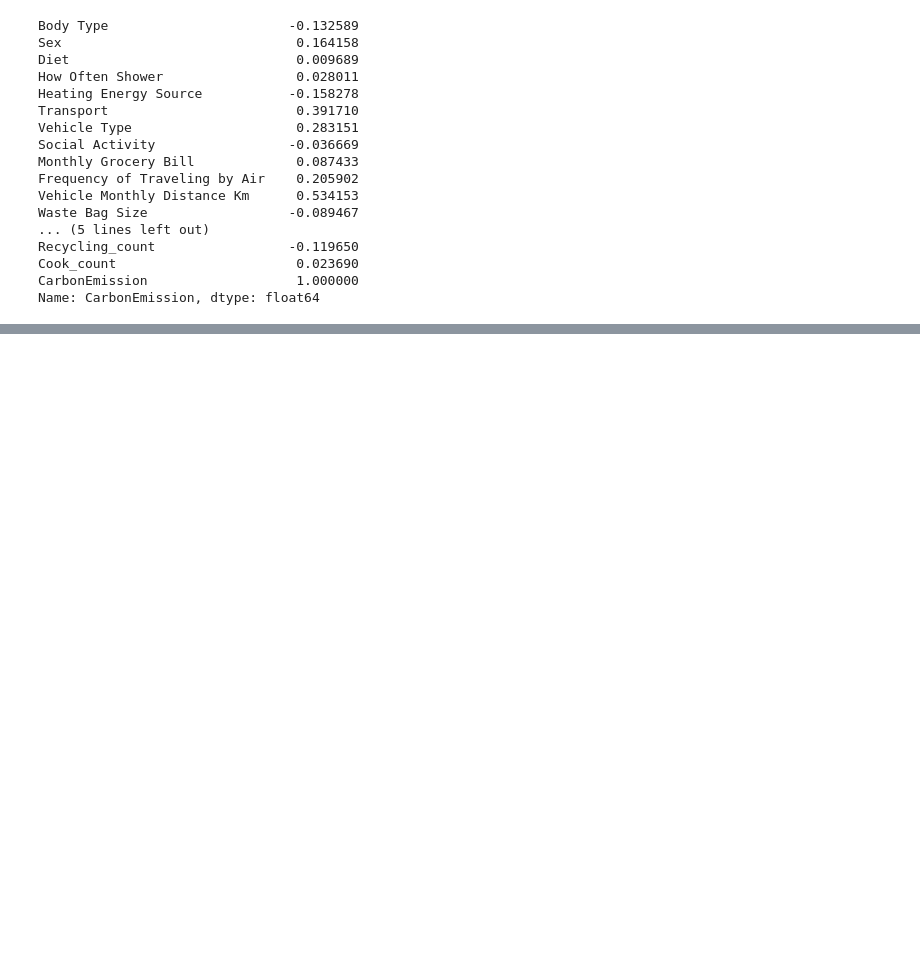
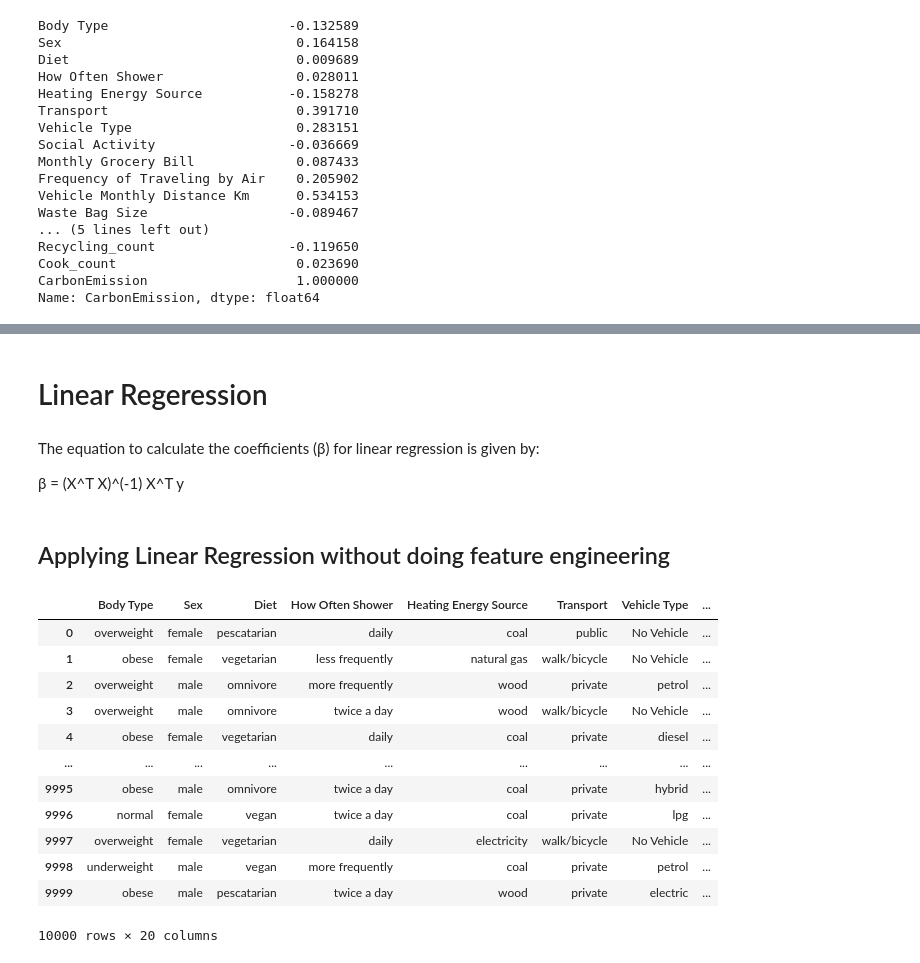
Before and after one commit to MohitDhillo/Carbon_Emission, a Jupyter notebook: final.ipynb, the cells around one changed output, grey strips where cells are left out. Saved outputs shown, nothing was run; the diff lists cells and outputs as text; code cells hidden in the pictures; blank space fills up the shorter version.

Commit message:
Linear Regression

```diff
--- a/final.ipynb
+++ b/final.ipynb
@@ -471,8 +453,11 @@ Name: CarbonEmission, dtype: float64
 # %% [markdown]
 as corelation for some feature is very less thus we can remove how often shower ,social activity(diffcilut otjudege) , how long pc , how long intenrt , neergy effieicent, cook count in linear models
 # %%
-# removing column whose correlation with 'Carbon emmision' is very low for linear models
-df=df.drop(columns=['How Long TV PC Daily Hour','How Long Internet Daily Hour', 'How Often Shower', 'Social Activity',  'Cook_count', 'Energy efficiency'])
+# # removing column whose correlation with 'Carbon emmision' is very low for linear models
+# df_encoded=df_encoded.drop(columns=['How Long TV PC Daily Hour','How Long Internet Daily Hour', 'How Often Shower', 'Social Activity',  'Cook_count', 'Energy efficiency'])
+
+# df_normlaised['total_hrs_on_gadgets']=df_normlaised['How Long TV PC Daily Hour']+df['How Long Internet Daily Hour']
+# df_normlaised=df_normlaised.drop(columns=['How Long TV PC Daily Hour','How Long Internet Daily Hour'])
 # %%
 
 
@@ -552,0 +583,6 @@ Name: CarbonEmission, dtype: float64
+# %% [markdown]
+# Linear Regeression
+# %% [markdown]
+The equation to calculate the coefficients (β) for linear regression is given by:
+
+β = (X^T X)^(-1) X^T y
@@ -552,0 +611,18 @@ Name: CarbonEmission, dtype: float64
+# %% [markdown]
+## Applying Linear Regression without doing feature engineering
+# %%
+df
+# %% [output]
+|  | Body Type | Sex | Diet | How Often Shower | Heating Energy Source | Transport | Vehicle Type | ... |
+| 0 | overweight | female | pescatarian | daily | coal | public | No Vehicle | ... |
+| 1 | obese | female | vegetarian | less frequently | natural gas | walk/bicycle | No Vehicle | ... |
+| 2 | overweight | male | omnivore | more frequently | wood | private | petrol | ... |
+| 3 | overweight | male | omnivore | twice a day | wood | walk/bicycle | No Vehicle | ... |
+| 4 | obese | female | vegetarian | daily | coal | private | diesel | ... |
+| ... | ... | ... | ... | ... | ... | ... | ... | ... |
+| 9995 | obese | male | omnivore | twice a day | coal | private | hybrid | ... |
+| 9996 | normal | female | vegan | twice a day | coal | private | lpg | ... |
+| 9997 | overweight | female | vegetarian | daily | electricity | walk/bicycle | No Vehicle | ... |
+| 9998 | underweight | male | vegan | more frequently | coal | private | petrol | ... |
+| 9999 | obese | male | pescatarian | twice a day | wood | private | electric | ... |
+10000 rows × 20 columns
```
Also changed, not shown: parts of 23 cells of this notebook, 1 other file.
